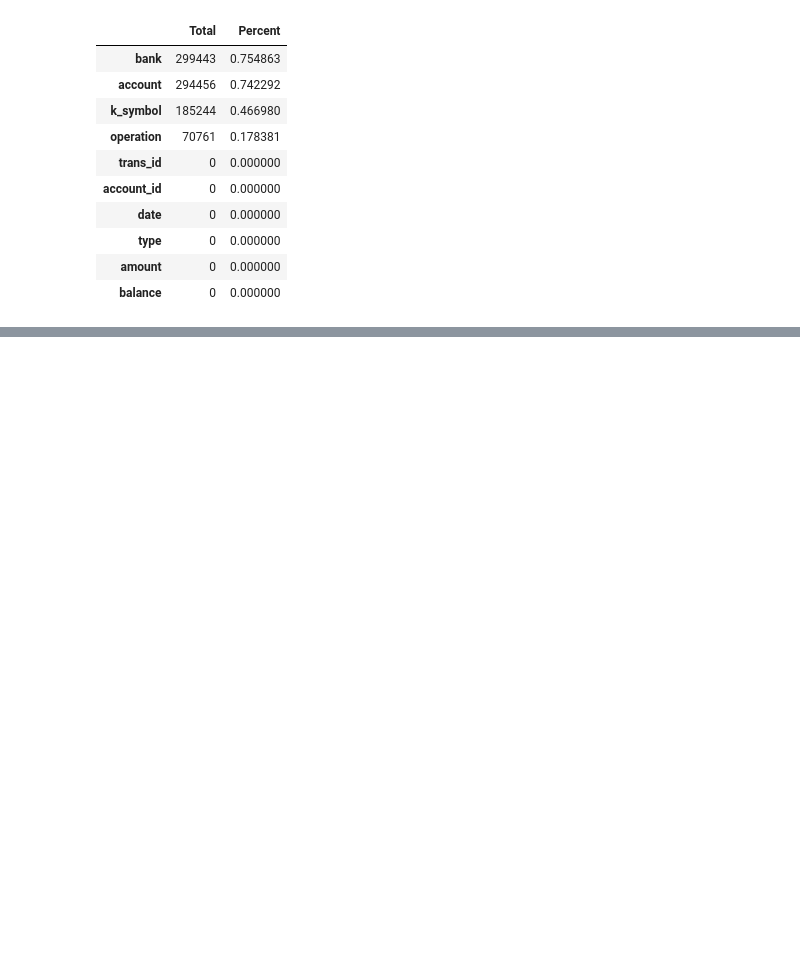
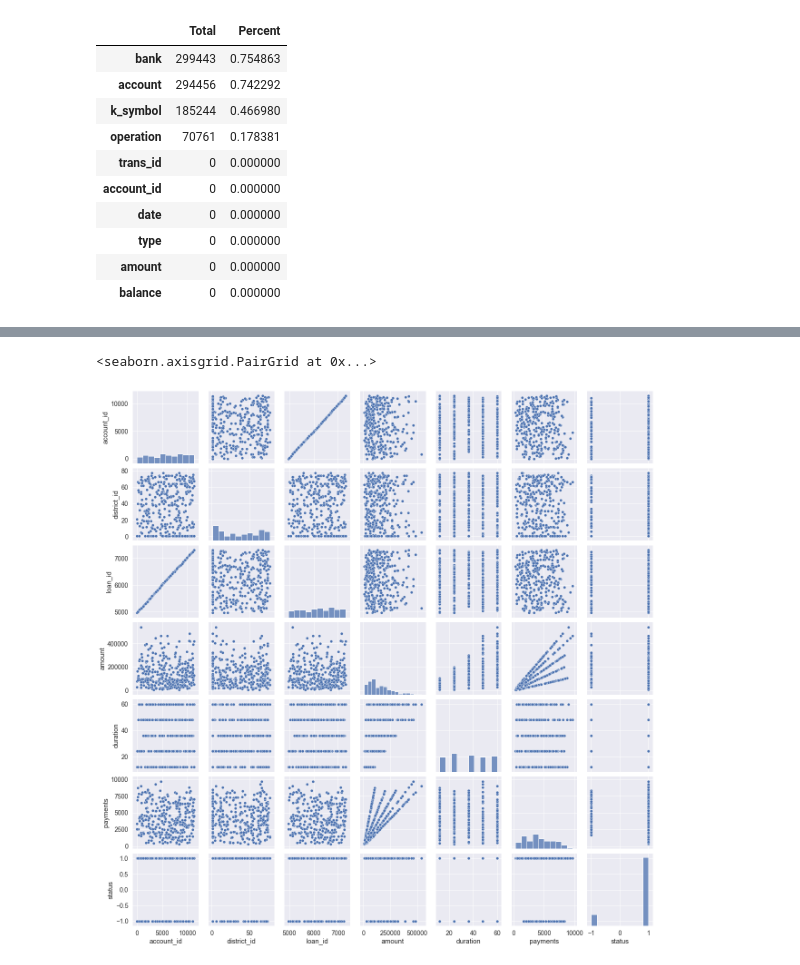
Before and after one commit to dmfrodrigues/feup-ac-proj, a Jupyter notebook: data/Data Exploration.ipynb, the cells around one changed output, grey strips where cells are left out. Saved outputs shown, nothing was run; the diff lists cells and outputs as text; code cells hidden in the pictures; blank space fills up the shorter version.

```diff
--- a/data/Data Exploration.ipynb
+++ b/data/Data Exploration.ipynb
@@ -592,0 +648,5 @@ missing_data.head(20)
+# %%
+sns.pairplot(account_loan)
+# %% [output]
+<seaborn.axisgrid.PairGrid at 0x...>
+[figure, added]
```
Also changed, not shown: parts of 31 cells of this notebook, 4 other files.
